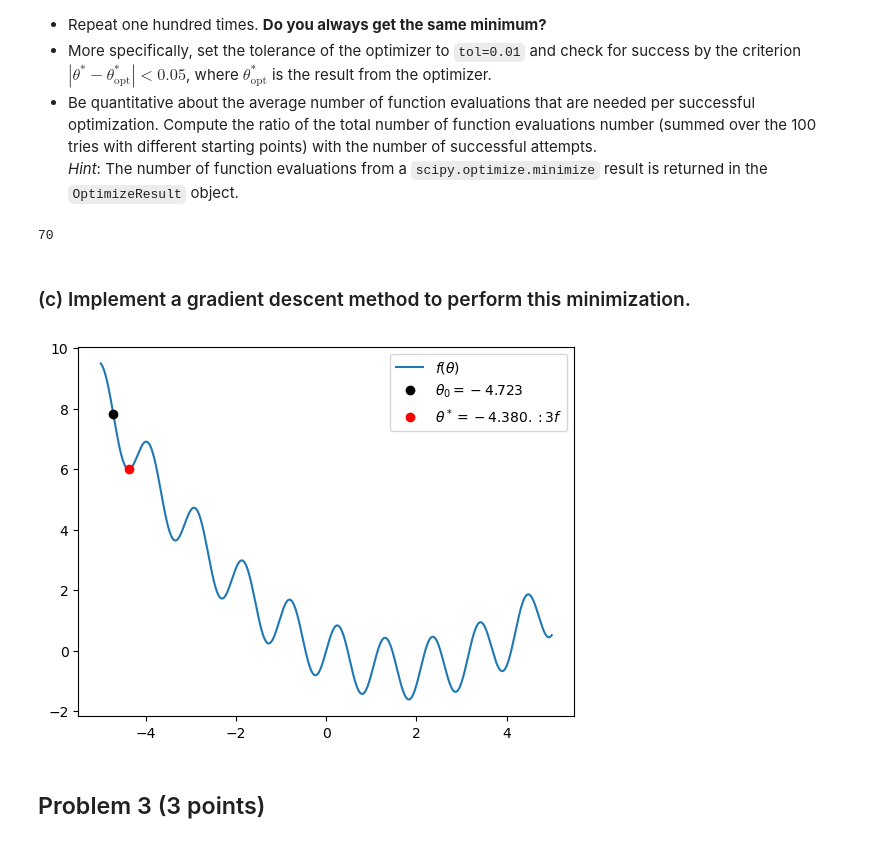
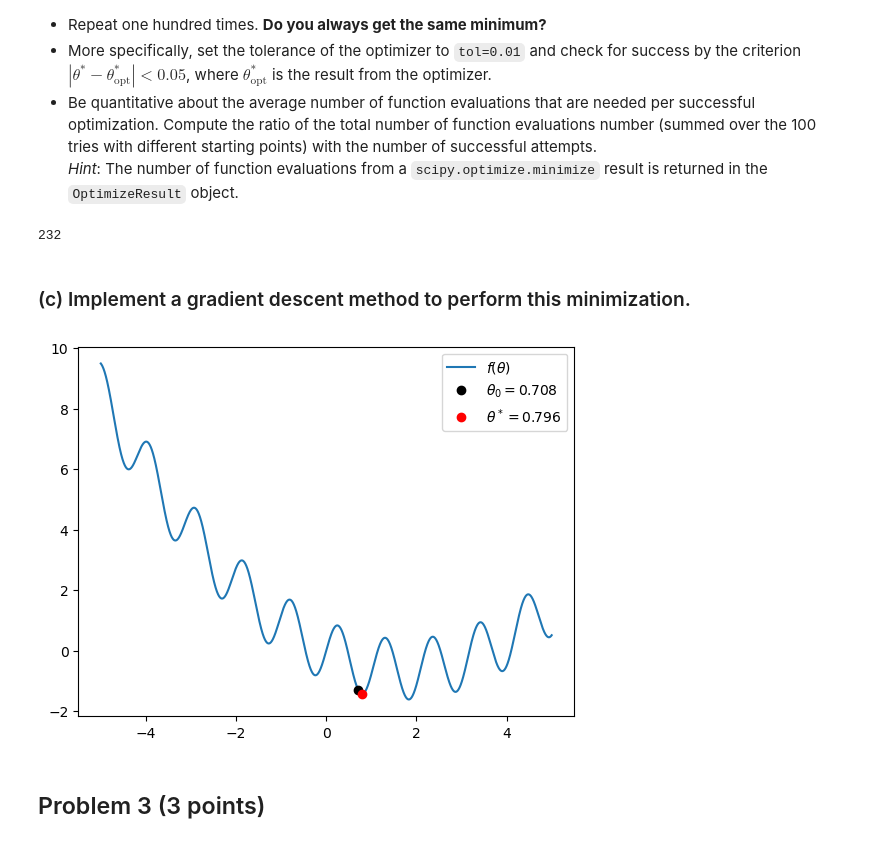
Before and after one commit to stommen/tif285, a Jupyter notebook: hand-ins/pub/ProblemSets/Set1/TIF285_ps1_basic_problems.ipynb, the cells around one changed output. Drawn from its saved outputs; the diff is of its cells as text; code cells hidden in the pictures.

```diff
--- a/hand-ins/pub/ProblemSets/Set1/TIF285_ps1_basic_problems.ipynb
+++ b/hand-ins/pub/ProblemSets/Set1/TIF285_ps1_basic_problems.ipynb
@@ -262,19 +262,19 @@ def NMminimize(f, theta0):
     return opt_object
 
 success = 0
-nit = 0
+nfev = 0
 for _ in range(100):
     x0 = stats.uniform(loc=-5, scale=10).rvs(size=1)[0]
     opt_object = NMminimize(f_theta, x0)
 
     x_opt = opt_object.x
-    nit += opt_object.nit
+    nfev += opt_object.nfev
     if np.abs(1.832-x_opt) < 0.05:
         success += 1
 
-print(f'{nit/success:.0f}')
+print(f'{nfev/success:.0f}')
 # %% [output]
-70
+232
 # %% [markdown]
 ### (c) Implement a gradient descent method to perform this minimization.
 # %%
@@ -284,51 +284,50 @@ print(f'{nit/success:.0f}')
 
 theta0 = stats.uniform(loc=-5, scale=10).rvs(size=1)[0]
 
-def fp(f, x):
+def fp(x):
     """
     Return the derivative of a function at a given point.
 
     Args:
-        f: function that takes one (real) argument and returns a (real) scalar.
         x: point at which to evaluate the derivative (float)
 
     Returns:
         Derivative of f at x (float)
     """
 
-    return scipy.misc.derivative(f, x, dx=1e-6)
+    return np.cos(6*x)*6 + 0.4*x - 0.7
 
 def gradientdescent(fp, theta0, N_epochs=100, learning_rate=0.01):
     """
     Perform gradient descent of a function with a one-dimensional argument.
 
     Args:
         fp: function that takes one (real) argument and returns the (real, scalar) gradient of the function to be minimized.
         theta0: Start point (float)
         N_epochs: Number of gradient-descent iterations (integer, default 100).
         learning_rate: Gradient descent learning rate (float, default 0.01)
 
     Returns:
         Optimum (float)
     """
 
     theta_star = theta0
     for _ in range(N_epochs):
-        theta_prim = fp(f_theta, theta_star)
+        theta_prim = fp(theta_star)
         theta_star -= learning_rate*theta_prim
 
     plt.plot(theta, f_theta(theta))
     plt.plot(theta0, f_theta(theta0), 'ko')
     plt.plot(theta_star, f_theta(theta_star), 'ro')
 
     plt.legend(['$f(\\theta)$', f'$\\theta_0={theta0:.3f}$', f'$\\theta^*={theta_star:.3f}$'])
     plt.show()
 
     return theta_star
 
 theta_star = gradientdescent(fp, theta0)
 # %% [output]
-[figure, old version]
+[figure, new version]
 # %% [markdown]
 ## Problem 3 (3 points)
 # %% [markdown]
```
Also changed, not shown: parts of 7 cells of this notebook.
